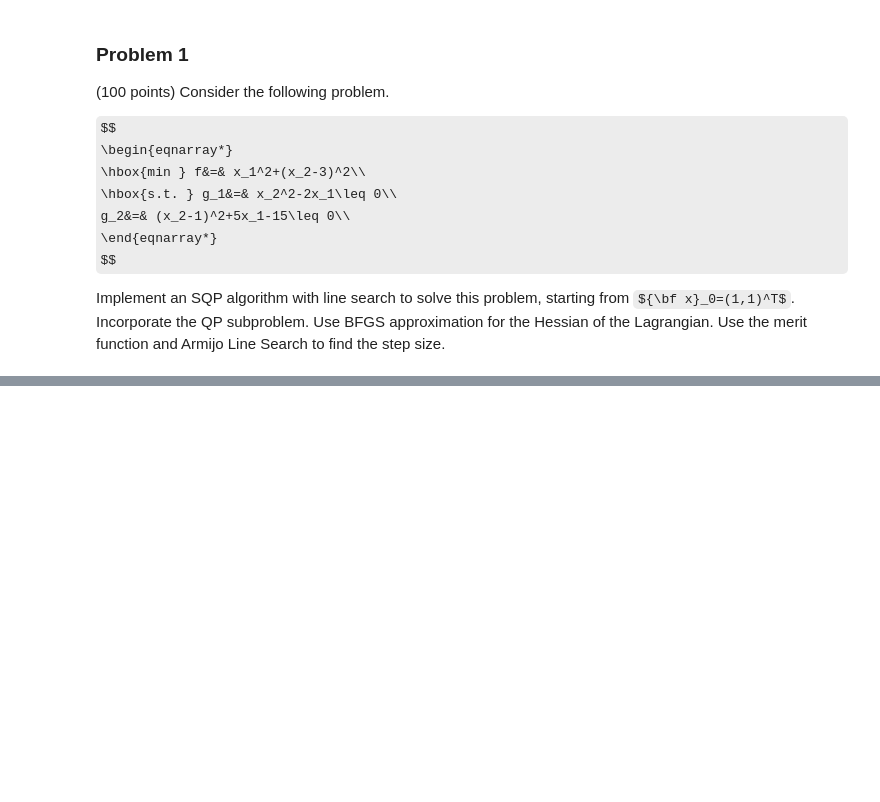
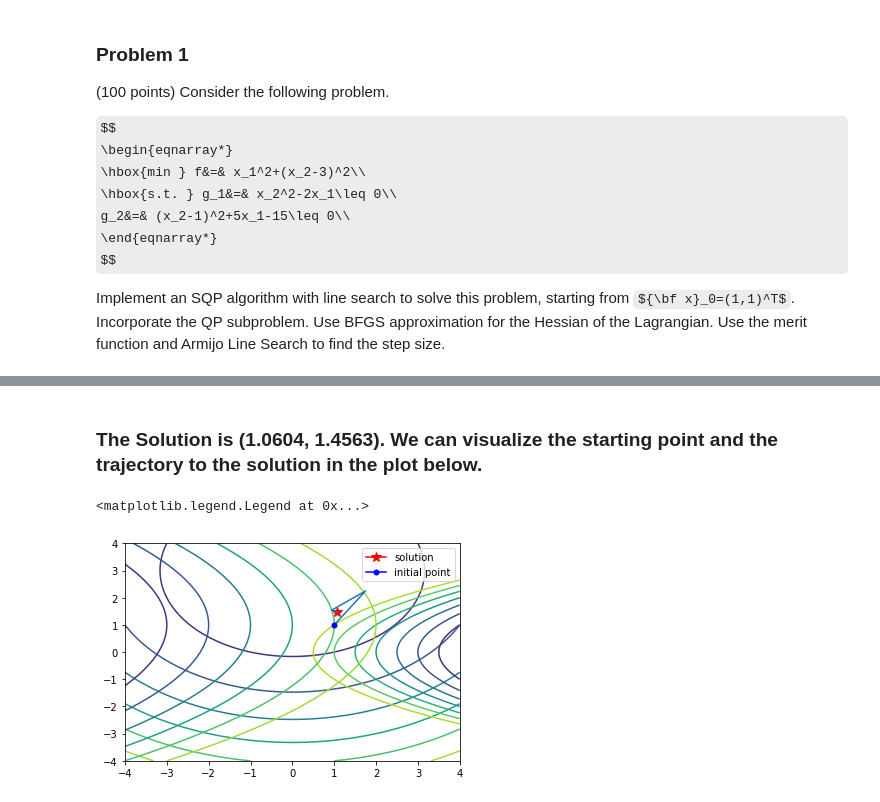
Before and after one commit to ghimiremukesh/Design_Optimization, a Jupyter notebook: Homework/Homework 5.ipynb, the cells around one changed output, grey strips where cells are left out. Cells and saved outputs as stored; diff of their text form; code cells hidden in the pictures; some formulas as TeX source; blank space fills up the shorter version.

Commit message:
added plot

```diff
--- a/Homework/Homework 5.ipynb
+++ b/Homework/Homework 5.ipynb
@@ -105,7 +106,7 @@ def line_search(x, s, mu, w_old, k):
 
 def solveqp(x, W, df, g, dg):
     A0 = dg(x) #jacobian of the constraints
-    b0 = constraint_g(x)  # all constraints
+    b0 = constraint(x)  # all constraints
     mu0 = np.zeros((b0.shape[0], 1)) # lagrange multipliers
     mu = []
     active_set = [] #active_set
@@ -203,8 +204,9 @@ def sqp(f, df, g, dg, x):
 
     return solution
 # %%
+# starting from (1, 1)
 x0 = np.array([[1.], [1.]])
-
-sqp(f, df, constraint, dg, x0)
+sol = sqp(f, df, constraint, dg, x0)
+print(sol)
 # %% [output]
 [array([[1.75],
@@ -217,0 +217,31 @@ sqp(f, df, constraint, dg, x0)
+# %% [markdown]
+### The Solution is (1.0604, 1.4563). We can visualize the starting point and the trajectory to the solution in the plot below.
+# %%
+x = np.linspace(-4, 4, 100)
+y = np.linspace(-4, 4, 100)
+
+X, Y = np.meshgrid(x, y)
+
+ff = np.array([xx**2 + (yy - 3)**2 for yy in y for xx in x]).reshape(X.shape)
+g1 = np.array([-2 * xx + yy **2 for yy in y for xx in x]).reshape(X.shape)
+g2 = np.array([5 * xx + (yy - 1)**2 -15 for yy in y for xx in x]).reshape(X.shape)
+
+g1[np.where(g1>0)]= None
+g2[np.where(g2>0)]= None
+
+trajx = [x[0][0] for x in sol]
+trajy = [x[1][0] for x in sol]
+
+trajx.insert(0, 1)
+trajy.insert(0, 1)
+
+plt.contour(X, Y, ff)
+plt.contour(X, Y, g1)
+plt.contour(X, Y, g2)
+plt.plot(sol[-1][0][0], sol[-1][1][0], marker = "*", markersize='10', color='red', label='solution')
+plt.plot(trajx, trajy)
+plt.plot(x0[0][0], x0[1][0], marker ="o", markersize='5', color='blue', label='initial point')
+plt.legend()
+# %% [output]
+<matplotlib.legend.Legend at 0x...>
+[figure, added]
```
Also changed, not shown: parts of 1 cell of this notebook.
